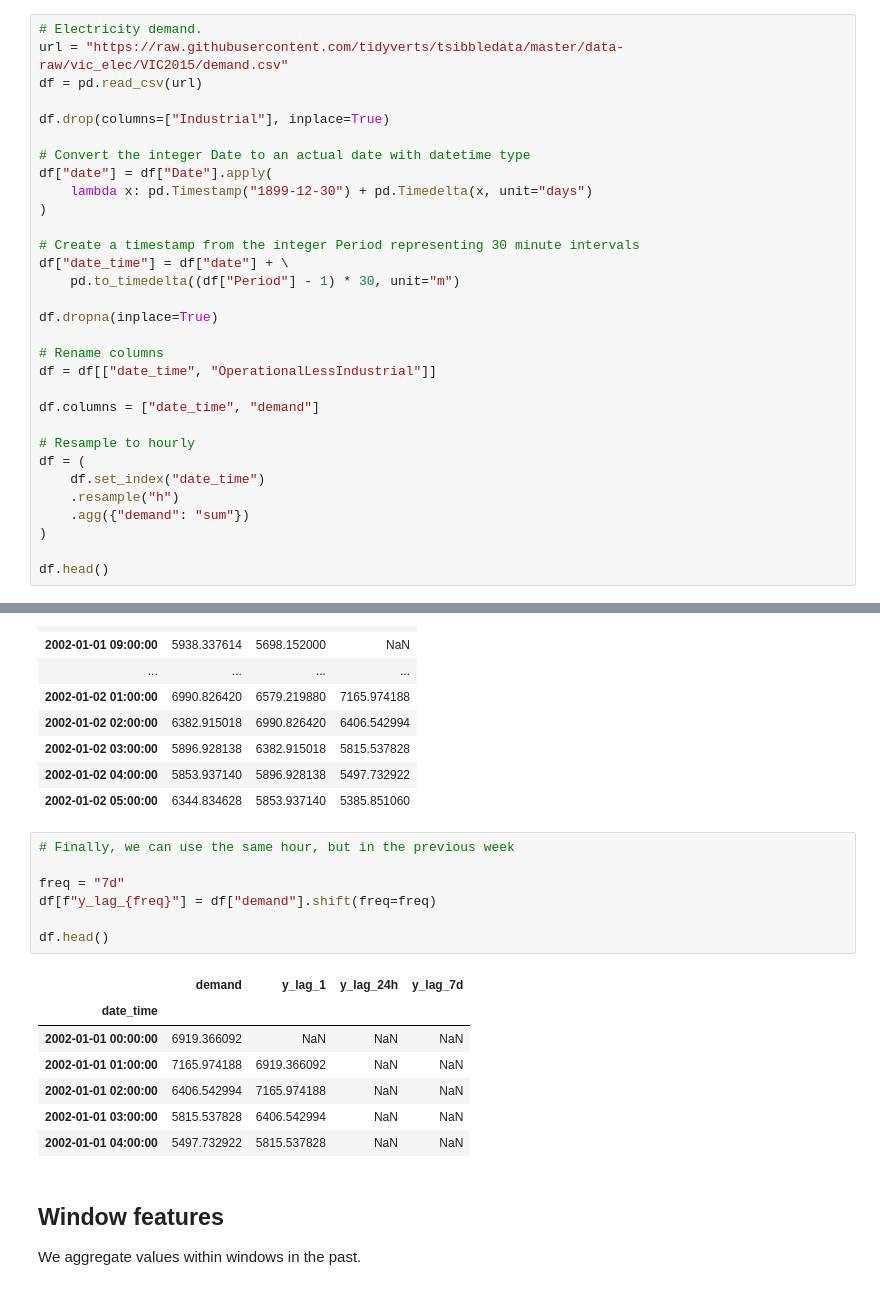
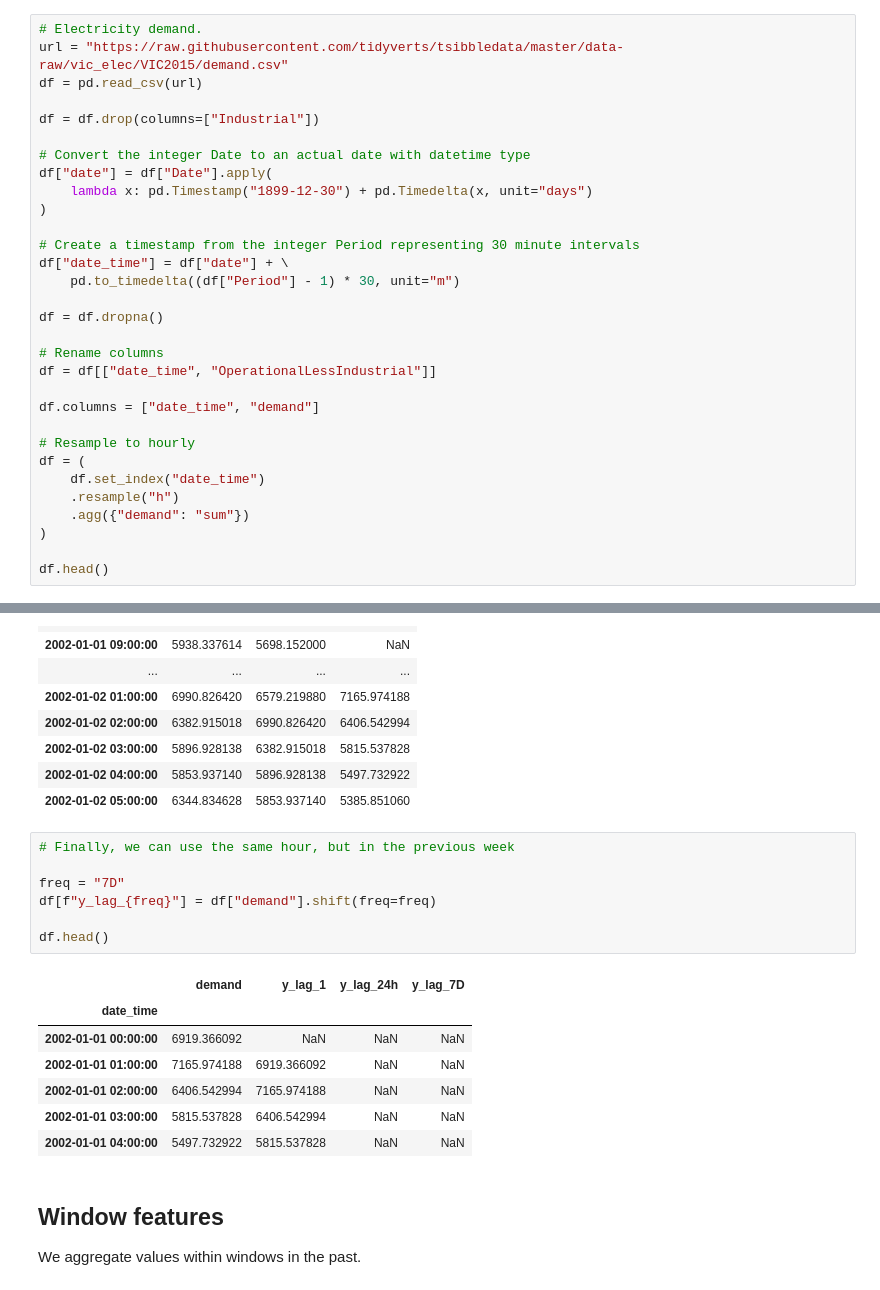
Before and after one commit to trainindata/forecasting-with-machine-learning, a Jupyter notebook: 01-forecasting-as-regression/01-feature-engineering.ipynb, the cells around one changed output, grey strips where cells are left out. Drawn from its saved outputs; the diff is of its cells as text.

```diff
--- a/01-forecasting-as-regression/01-feature-engineering.ipynb
+++ b/01-forecasting-as-regression/01-feature-engineering.ipynb
@@ -24,7 +24,7 @@ A description of the data can be found [here](https://rdrr.io/cran/tsibbledata/m
 url = "https://raw.githubusercontent.com/tidyverts/tsibbledata/master/data-raw/vic_elec/VIC2015/demand.csv"
 df = pd.read_csv(url)
 
-df.drop(columns=["Industrial"], inplace=True)
+df = df.drop(columns=["Industrial"])
 
 # Convert the integer Date to an actual date with datetime type
 df["date"] = df["Date"].apply(
@@ -35,7 +35,7 @@ df["date"] = df["Date"].apply(
 df["date_time"] = df["date"] + \
     pd.to_timedelta((df["Period"] - 1) * 30, unit="m")
 
-df.dropna(inplace=True)
+df = df.dropna()
 
 # Rename columns
 df = df[["date_time", "OperationalLessIndustrial"]]
@@ -191,12 +191,12 @@ df.head(30)
 # %%
 # Finally, we can use the same hour, but in the previous week
 
-freq = "7d"
+freq = "7D"
 df[f"y_lag_{freq}"] = df["demand"].shift(freq=freq)
 
 df.head()
 # %% [output]
-|  | demand | y_lag_1 | y_lag_24h | y_lag_7d |
+|  | demand | y_lag_1 | y_lag_24h | y_lag_7D |
 | date_time |  |  |  |  |
 | 2002-01-01 00:00:00 | 6919.366092 | NaN | NaN | NaN |
 | 2002-01-01 01:00:00 | 7165.974188 | 6919.366092 | NaN | NaN |
```
Also changed, not shown: parts of 7 cells of this notebook, 3 other files.
